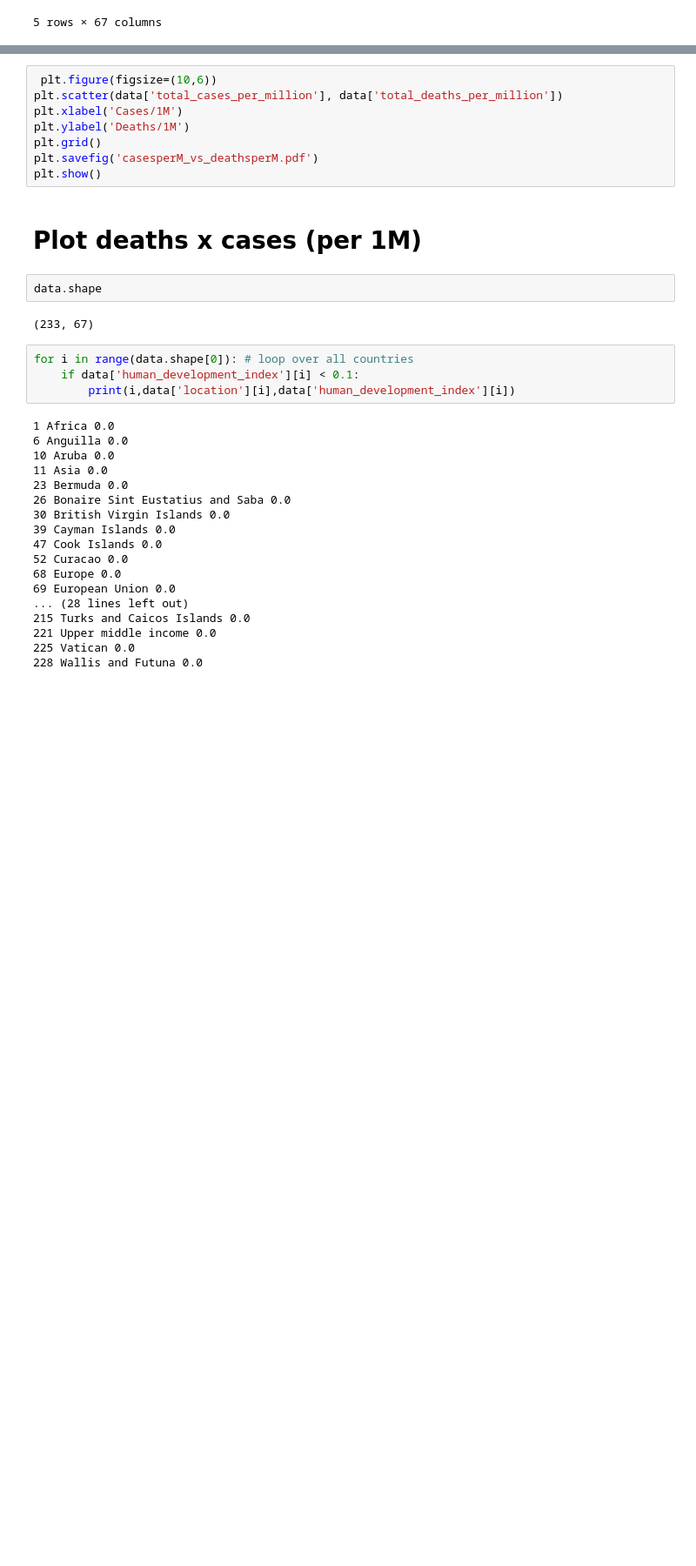
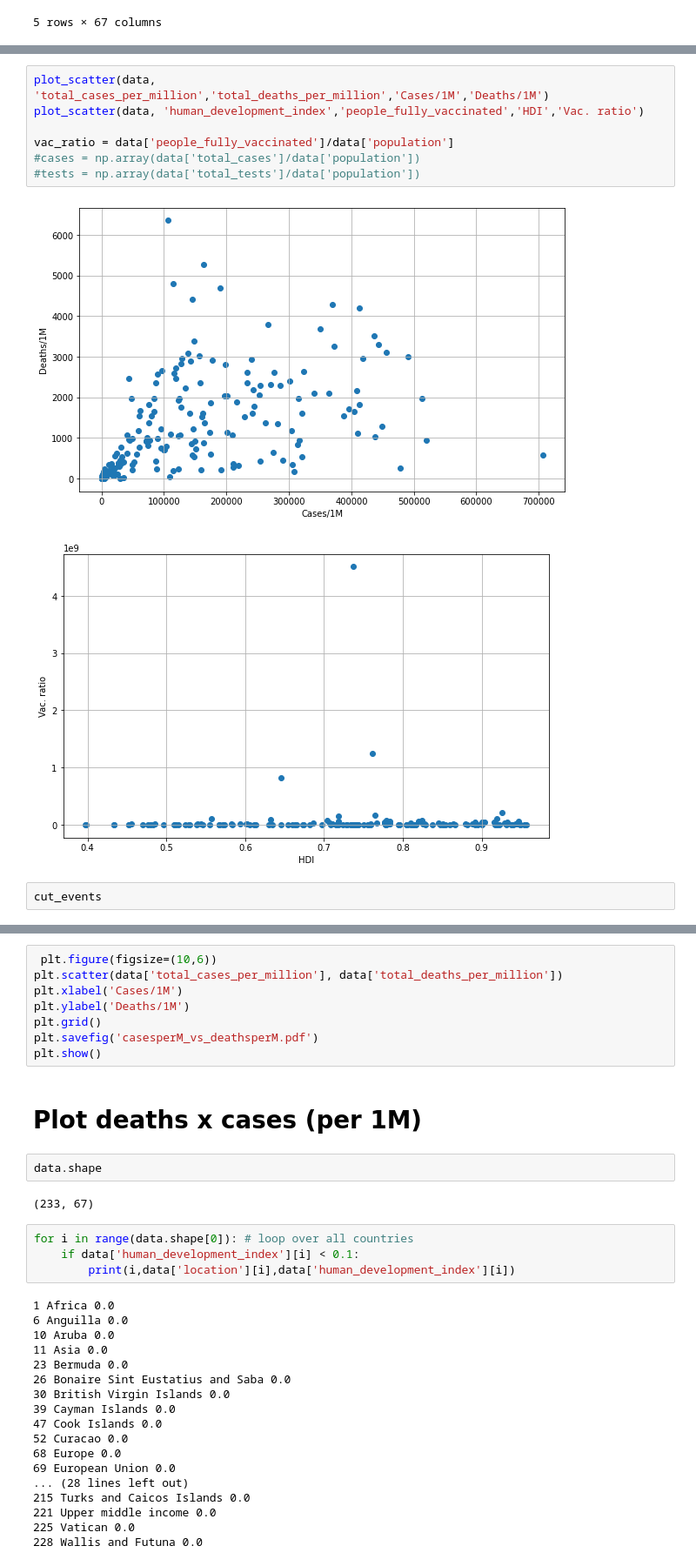
Before and after one commit to ThOliveira23/PH482_582_Sp22, a Jupyter notebook: Projeto/graveyard_covid_project.ipynb, the cells around one changed output, grey strips where cells are left out. Shown at 87% size. Saved outputs shown, nothing was run; the diff lists cells and outputs as text; blank space fills up the shorter version.

```diff
--- a/Projeto/graveyard_covid_project.ipynb
+++ b/Projeto/graveyard_covid_project.ipynb
@@ -68,0 +92,12 @@ plot_scatter(data, 'total_cases_per_million','total_deaths_per_million','Cases/1
+# %%
+plot_scatter(data, 'total_cases_per_million','total_deaths_per_million','Cases/1M','Deaths/1M')
+plot_scatter(data, 'human_development_index','people_fully_vaccinated','HDI','Vac. ratio')
+
+vac_ratio = data['people_fully_vaccinated']/data['population']
+#cases = np.array(data['total_cases']/data['population'])
+#tests = np.array(data['total_tests']/data['population'])
+# %% [output]
+[figure, added]
+[figure, added]
+# %%
+cut_events
```
Also changed, not shown: parts of 21 cells of this notebook, 2 other files.
